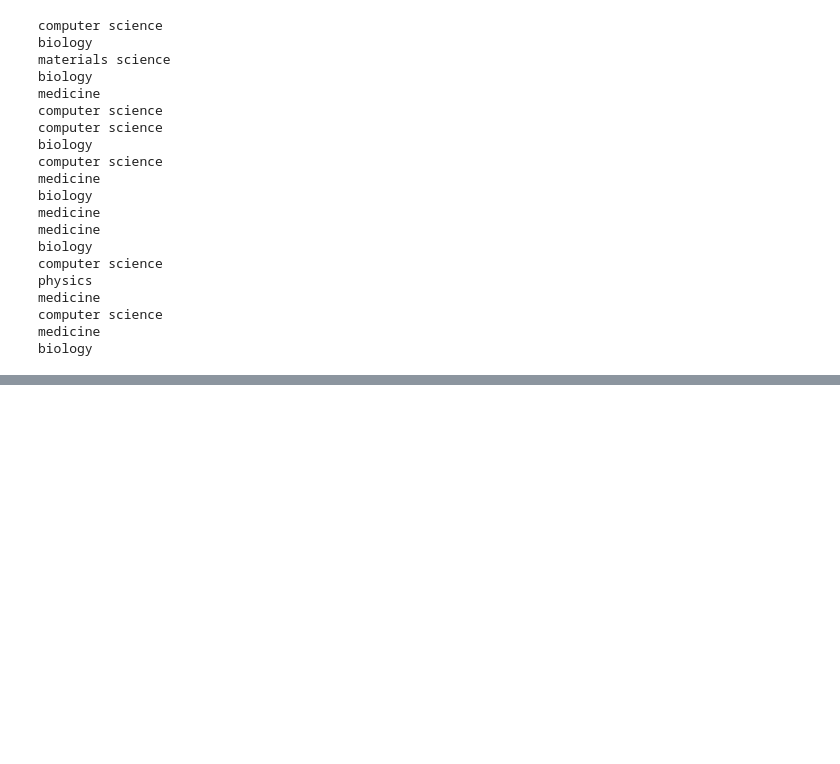
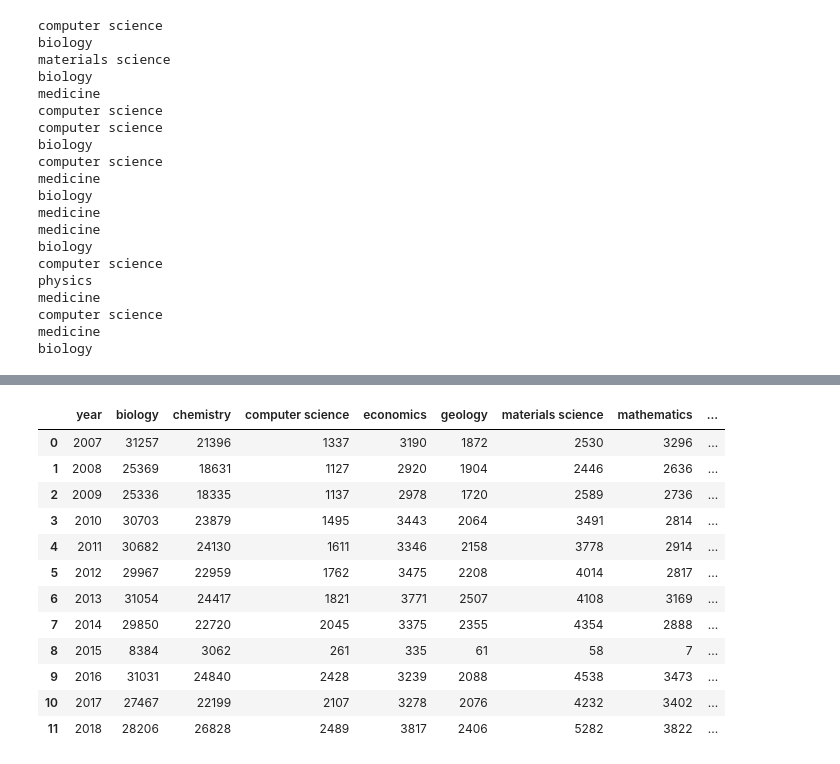
Before and after one commit to divvyam/APR, a Jupyter notebook: mag_explore.ipynb, the cells around one changed output, grey strips where cells are left out. Cells and saved outputs as stored; diff of their text form; code cells hidden in the pictures; blank space fills up the shorter version.

```diff
--- a/mag_explore.ipynb
+++ b/mag_explore.ipynb
@@ -214,6 +204,7 @@ paths = [
     'mag_2010_processed.csv',
     'mag_2011_processed.csv',
     'mag_2012_processed.csv',
+    'mag_2013_processed.csv',
     'mag_2014_processed.csv',
     'mag_2015_processed.csv',
     'mag_2016_processed.csv',
@@ -413,12 +404,12 @@ def get_num_domains(row):
     return 0
 # %%
 def create_single_domain(row):
-    if not pd.isnull(row["Domain"]):
-        json_obj = ast.literal_eval(row["Domain"])
-        if json_obj:
-            for obj in json_obj:
-                domain_dict[obj["FN"]] += 1
-
+#     if not pd.isnull(row["Domain"]):
+#         json_obj = ast.literal_eval(row["Domain"])
+#         if json_obj:
+#             for obj in json_obj:
+#                 domain_dict[obj["FN"]] += 1
+#
     if not pd.isnull(row["Domain"]):
         json_obj = ast.literal_eval(row["Domain"])
         if json_obj:
@@ -565,0 +607,24 @@ for index, row in df_new.iterrows():
+# %%
+top_10 = ['biology',
+ 'chemistry',
+ 'computer science',
+ 'economics',
+ 'geology',
+ 'materials science',
+ 'mathematics',
+ 'medicine',
+ 'physics',
+ 'psychology']
+df_time = {}
+for year in range(2007,2019):
+    df_1 = df[df["Year"]==year]
+    domain_dict_1 = Counter(df_1["Field"])
+    if "year" in df_time:
+        df_time["year"].append(year)
+    else:
+        df_time["year"] = [year]
+    for f in top_10:
+        if f in df_time:
+            df_time[f].append(domain_dict_1[f])
+        else:
+            df_time[f] = [domain_dict_1[f]]
@@ -566,3 +654,19 @@ for index, row in df_new.iterrows():
+# %%
+pd.DataFrame(df_time)
+# %% [output]
+|  | year | biology | chemistry | computer science | economics | geology | materials science | mathematics | ... |
+| 0 | 2007 | 31257 | 21396 | 1337 | 3190 | 1872 | 2530 | 3296 | ... |
+| 1 | 2008 | 25369 | 18631 | 1127 | 2920 | 1904 | 2446 | 2636 | ... |
+| 2 | 2009 | 25336 | 18335 | 1137 | 2978 | 1720 | 2589 | 2736 | ... |
+| 3 | 2010 | 30703 | 23879 | 1495 | 3443 | 2064 | 3491 | 2814 | ... |
+| 4 | 2011 | 30682 | 24130 | 1611 | 3346 | 2158 | 3778 | 2914 | ... |
+| 5 | 2012 | 29967 | 22959 | 1762 | 3475 | 2208 | 4014 | 2817 | ... |
+| 6 | 2013 | 31054 | 24417 | 1821 | 3771 | 2507 | 4108 | 3169 | ... |
+| 7 | 2014 | 29850 | 22720 | 2045 | 3375 | 2355 | 4354 | 2888 | ... |
+| 8 | 2015 | 8384 | 3062 | 261 | 335 | 61 | 58 | 7 | ... |
+| 9 | 2016 | 31031 | 24840 | 2428 | 3239 | 2088 | 4538 | 3473 | ... |
+| 10 | 2017 | 27467 | 22199 | 2107 | 3278 | 2076 | 4232 | 3402 | ... |
+| 11 | 2018 | 28206 | 26828 | 2489 | 3817 | 2406 | 5282 | 3822 | ... |
 # %%
 def calculate_page_rank():
     count = 0
```
Also changed, not shown: parts of 12 cells of this notebook.
